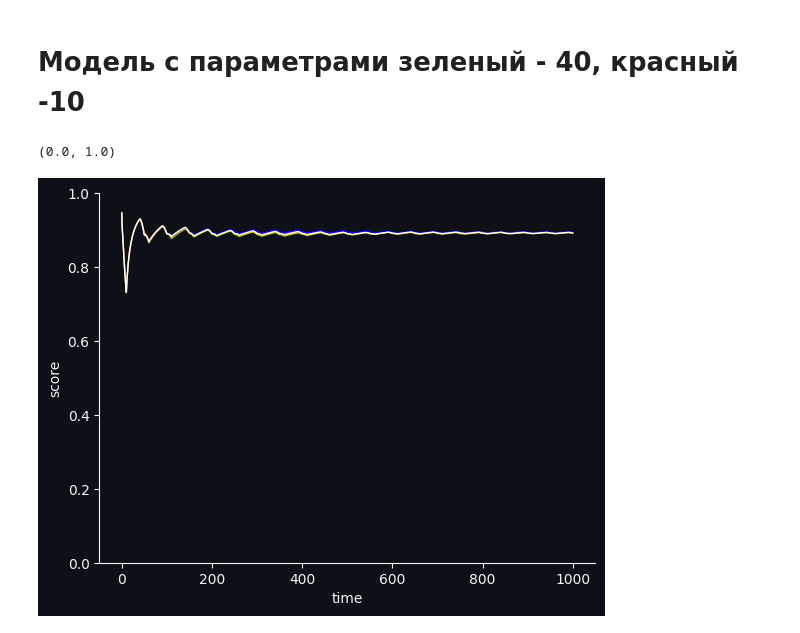
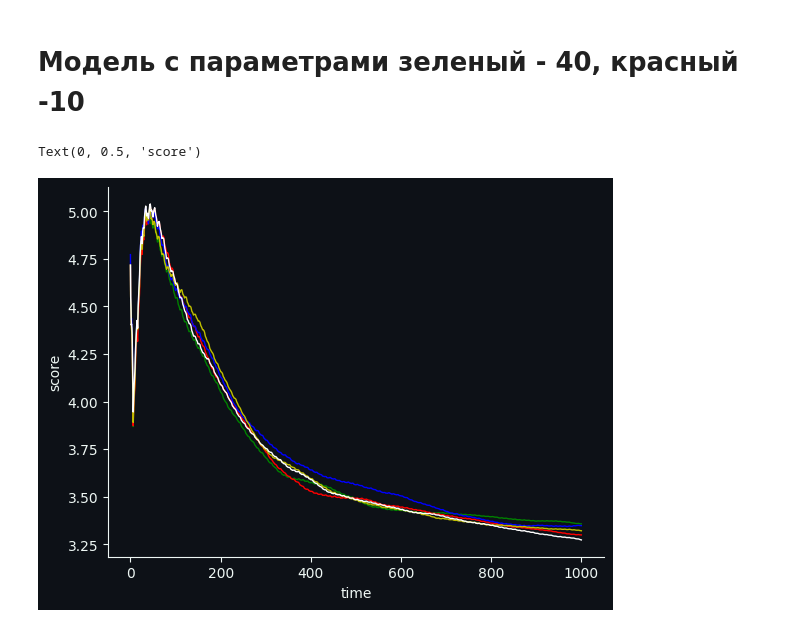
Before and after one commit to SpongeFrogy/Cpp_and_unix-algorithms, a Jupyter notebook: sem7/lab3/init_revew.ipynb, the cells around one changed output. Drawn from its saved outputs; the diff is of its cells as text; code cells hidden in the pictures.

```diff
--- a/sem7/lab3/init_revew.ipynb
+++ b/sem7/lab3/init_revew.ipynb
@@ -62,3 +62,6 @@ plt.ylim(0, 1.1)
 model = Model([[5, 5] for _ in range(22)])
 # %%
 res = model.simulate(n_eval=5)
+# %%
+for t, sc in res:
+    print(-np.mean(sc[100:]))
@@ -79,2 +91,5 @@ model = Model([[p, 50-p] for p in best_params])
 # %%
 res = model.simulate(n_eval=5)
+# %%
+for t, sc in res:
+    print(np.mean(sc))
@@ -90,15 +110,14 @@ plt.ylim(0, 1)
 # %% [markdown]
 # Модель с параметрами зеленый - 40, красный -10
 # %%
-model = Model([[40, 10] for _ in range(22)])
+model = Model([[4, 6] for _ in range(22)])
 # %%
 res = model.simulate(n_eval=5)
 # %%
 for t, sc in res:
     plt.plot(t, sc, linewidth=1)
 plt.xlabel("time")
 plt.ylabel("score")
-plt.ylim(0, 1)
 # %% [output]
-(0.0, 1.0)
+Text(0, 0.5, 'score')
-[figure, old version]
+[figure, new version]
```
Also changed, not shown: parts of 10 cells of this notebook, 8 other files.
